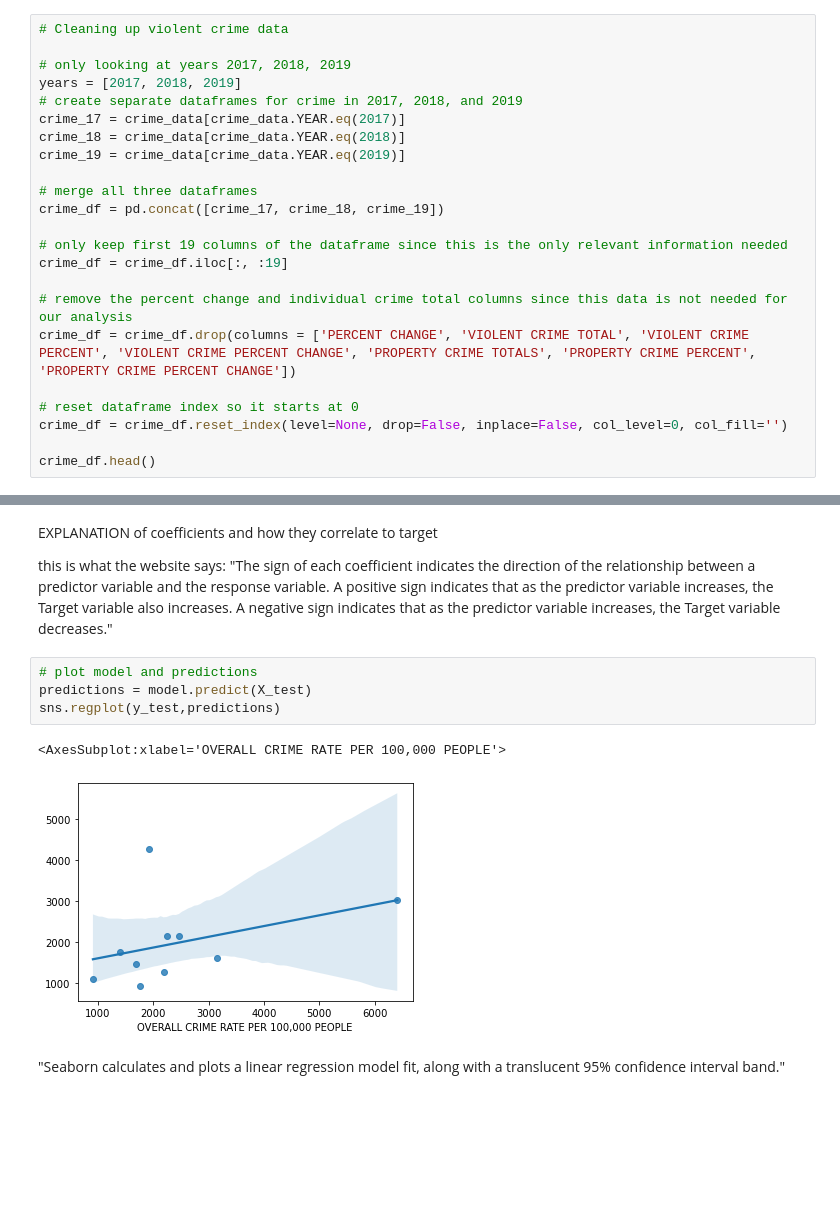
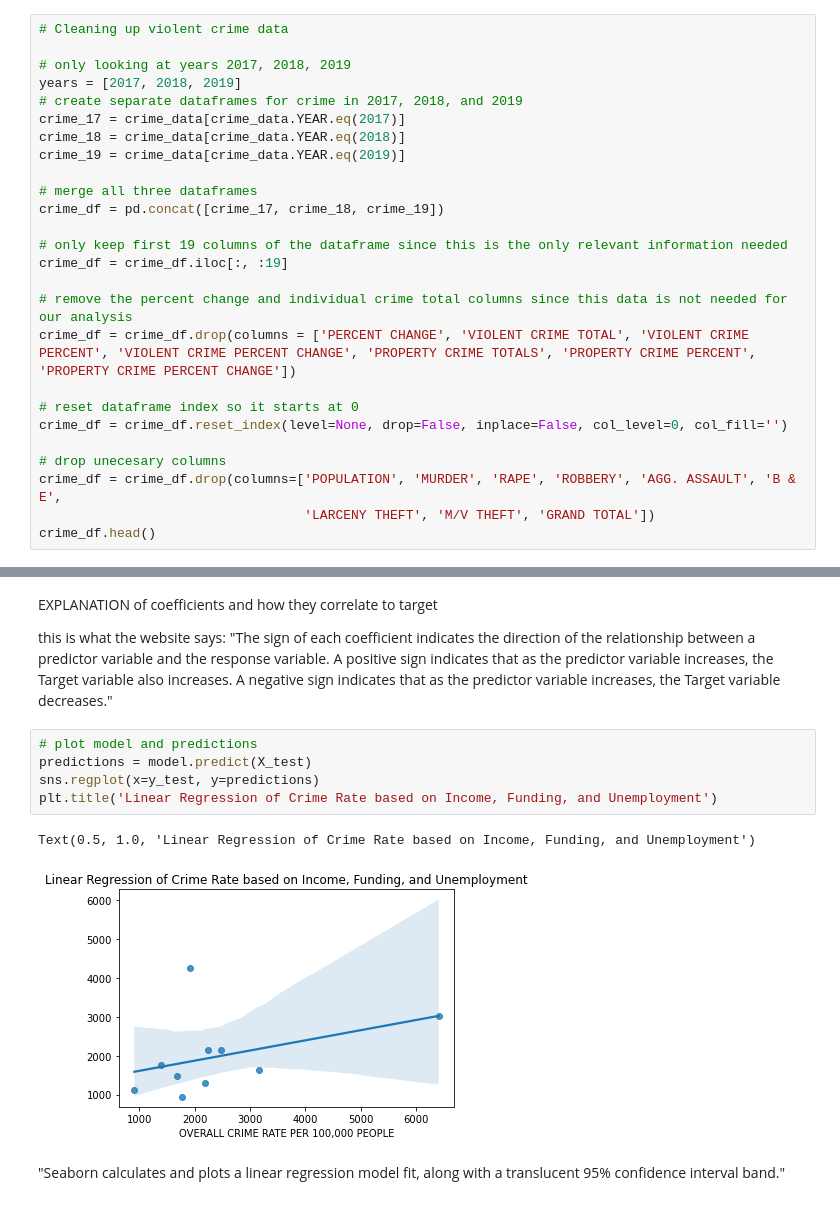
Before and after one commit to lgmueller/lgmueller.github.io, a Jupyter notebook: final-project/final-project.ipynb, the cells around one changed output, grey strips where cells are left out. Saved outputs shown, nothing was run; the diff lists cells and outputs as text; blank space fills up the shorter version.

Commit message:
analysis of regression

```diff
--- a/final-project/final-project.ipynb
+++ b/final-project/final-project.ipynb
@@ -132,5 +133,8 @@ crime_df = crime_df.drop(columns = ['PERCENT CHANGE', 'VIOLENT CRIME TOTAL', 'VI
 # reset dataframe index so it starts at 0
 crime_df = crime_df.reset_index(level=None, drop=False, inplace=False, col_level=0, col_fill='')
 
+# drop unecesary columns
+crime_df = crime_df.drop(columns=['POPULATION', 'MURDER', 'RAPE', 'ROBBERY', 'AGG. ASSAULT', 'B & E',
+                                  'LARCENY THEFT', 'M/V THEFT', 'GRAND TOTAL'])
 crime_df.head()
 # %% [output]
@@ -584,9 +571,10 @@ A negative sign indicates that as the predictor variable increases, the Target v
 # %%
 # plot model and predictions
 predictions = model.predict(X_test)
-sns.regplot(y_test,predictions)
+sns.regplot(x=y_test, y=predictions)
+plt.title('Linear Regression of Crime Rate based on Income, Funding, and Unemployment')
 # %% [output]
-<AxesSubplot:xlabel='OVERALL CRIME RATE PER 100,000 PEOPLE'>
+Text(0.5, 1.0, 'Linear Regression of Crime Rate based on Income, Funding, and Unemployment')
-[figure, old version]
+[figure, new version]
 # %% [markdown]
 "Seaborn calculates and plots a linear regression model fit, along with a translucent 95% confidence interval band."
```
Also changed, not shown: parts of 9 cells of this notebook.
